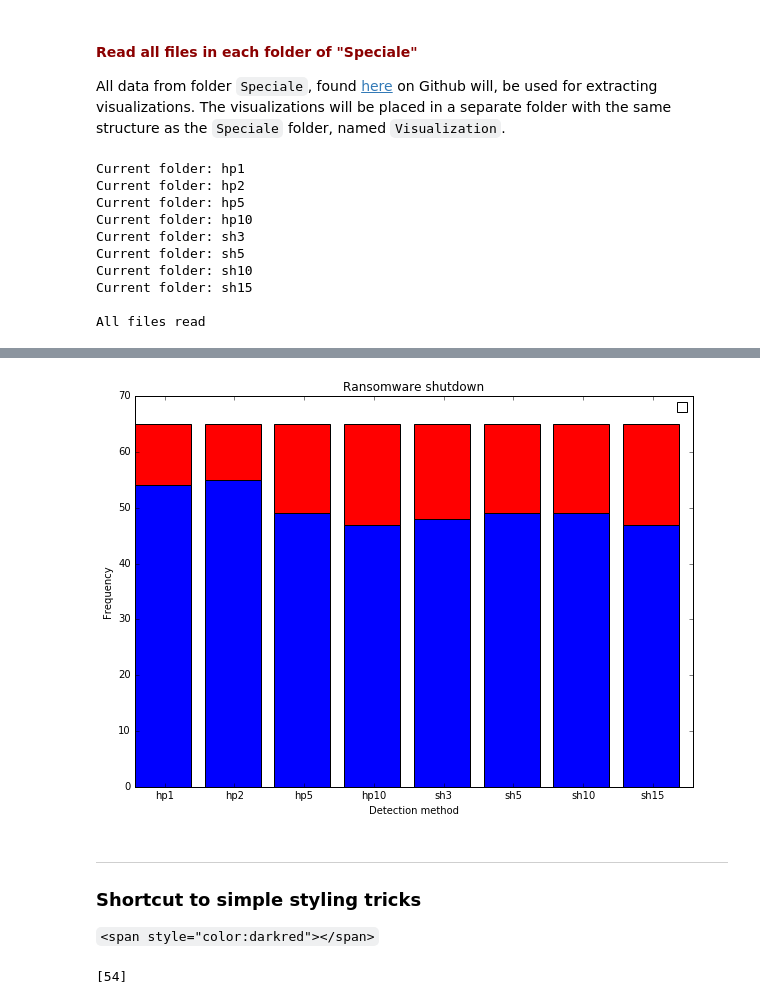
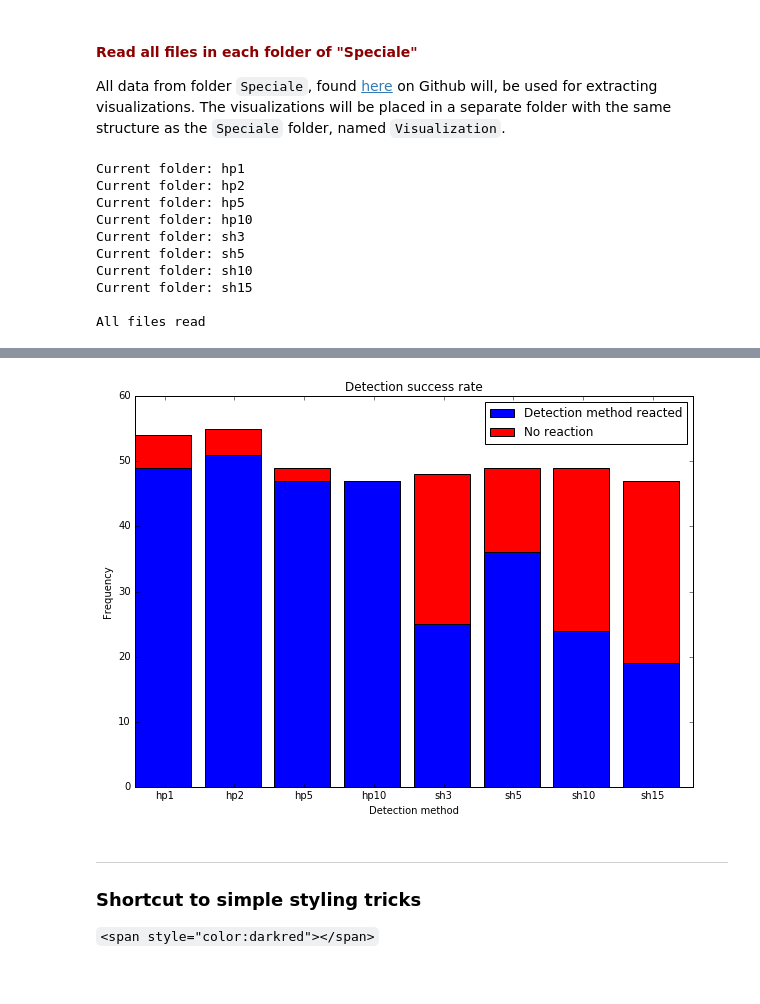
Before and after one commit to frksteenhoff/MSc-Sembach-Beuschau_Jun2017, a Jupyter notebook: DataExtractNManipulation.ipynb, the cells around one changed output, grey strips where cells are left out. Saved outputs shown, nothing was run; the diff lists cells and outputs as text; code cells hidden in the pictures.

Commit message:
Added shutdown success rate based on new logic

```diff
--- a/DataExtractNManipulation.ipynb
+++ b/DataExtractNManipulation.ipynb
@@ -32,6 +32,8 @@ import json
 # Only importing needed modules to avoid os.open being chosen instead of built-in open
 from os import path, chdir, makedirs, listdir, getcwd
 import time
+from datetime import datetime
+import pandas as pd
 import numpy as np
 import pylab as pl
 import matplotlib as plt
@@ -229,13 +231,25 @@ def createStackedBarPlot2Values(data1, data2, labels, filename, color):
     # Styling, labels and descriptions
     ax.set_xticks(np.arange(n) + 0.85 / 2)
     ax.set_xticklabels(labels)
-    ax.legend([data1, data2], ['Successful process shutdown','No processes shut down'])
-    pl.title('Ransomware shutdown')
+    ax.legend(['Detection method reacted','No reaction'])
+    pl.title('Detection success rate')
     pl.xlabel('Detection method')
     pl.ylabel('Frequency')
 
     chdir(pathToPlots)
     pl.savefig(filename + '.png')
+
+# Get time between start and detection and detection and shutdown of ransomwares
+def getTimeDeltas(startTime, detectionTime, shutdownTime):
+    date_format = "%d-%m-%Y %H:%M:%S.%f"
+    # Getting time values, creating date on correct date format
+    started      = datetime.strptime(detectionTime[0], date_format)
+    detected     = datetime.strptime(detectionTime[0], date_format)
+    shutdown     = datetime.strptime(shutdownTime[0], date_format)
+    # Calculate time from start -> detection and detection -> shutdown
+    startDetTime = detected - started
+    detShutTime  = shutdown - detected
+    return startDetTime, detShutTime
 # %% [markdown]
 #### <span style="color:darkred">Read all files in each folder of "Speciale"</span>
 All data from folder ``Speciale``, found [here](www.github.com/frksteenhoff/MSc-Niels-Jesper-June2017/) on Github will, be used for extracting visualizations. The visualizations will be placed in a separate folder with the same structure as the ``Speciale`` folder, named ``Visualization``.
@@ -249,17 +263,20 @@ All data from folder ``Speciale``, found [here](www.github.com/frksteenhoff/MSc-
 # the user wish to exclude. Below only the last if is run
 
 folders = ['baseline', 'hp1', 'hp2','hp5', 'hp10', 'sh3', 'sh5', 'sh10', 'sh15']
-lineNumber = 0
-boxplotDel = []
-boxplotNew = []
-obsMon = []
-fileSizes = []
-delLst = []
-newLst = []
-failedShutdownCnt = []
-successShutdown = 0
-successShutdownCnt = []
-numberOfRansomwares = 65
+successShutdown     = 0
+lineNumber          = 0
+
+boxplotDel         = [] # 2-d list for boxplot of deleted files
+boxplotNew         = [] # 2-d list for boxplot of new files
+obsMon             = [] # obsmon observations
+fileSizes          = [] # list for file sizes (not implemented fully)
+delLst             = [] # list of count of deleted files
+newLst             = [] # list of count of new files
+failedShutdownCnt  = [] # list of number of failed shutdowns
+successShutdownCnt = [] # list of shut downs
+startDetLst        = [] # list of timedeltas from start to detection
+detShutLst         = [] # list of timedeltas from detection to shutdown
+
 
 chdir(basePath)
 baselineData = getFileSizes('BaselineFileData.txt')
@@ -285,11 +302,11 @@ for folder in folders[1:]:
                 delLst.append(int(delCnt[0]))
 
             # Create list of values for boxplot of number of new files
-            if lineNumber == 9  and False:
+            elif lineNumber == 9  and False:
                 newFile, newCnt = splitTitleAndFiles(lines, lineNumber)
                 newLst.append(int(newCnt[0]))
 
-            # If we have data for cpu, ram, hdd, thread or handle count
+            # Data for cpu, ram, hdd, thread or handle count
             elif lineNumber in range(11,16) and False:
                 # Get attribute and list of values
                 title, listValues = splitTitleAndFiles(lines, lineNumber)
@@ -297,7 +314,7 @@ for folder in folders[1:]:
                 # Create plots cpu, ram, hdd, handle and thread count
                 createPerformancePlots(title, listValues, lineNumber, files, folder, pathToPlots, pathToFiles)
 
-            # If fileMonObservations
+            # fileMonObservations
             elif (lineNumber == 19) and False:
                 # Get attribute and list of values
                 title, listValues = splitTitleAndFiles(lines, lineNumber)
@@ -332,19 +349,33 @@ for folder in folders[1:]:
             lineNumber += 1
 
         # Find number of ransomwares that do shut processes down.
-        if len(shutdownLst) > 0:
+        # '' indicates empty list
+        if len(shutdownLst) >= 1 and shutdownLst[0] != '':
             successShutdown += 1
 
         # Reset variables
         lineNumber = 0
         fileSizes = []
 
+    # Calculate time from start -> detection and detection -> shutdown
+    #startDetTime, detShutTime = getTimeDeltas()
+
+    # Adding time differences to lists
+    #startDetLst.append(startDetTime)
+    #detShutLst.append(detShutTime)
+
+    # Creating 2-d list for boxplots time
+    #boxStartDet.append(startDetLst)
+    #boxDetShut.append(detShutLst)
+    #startDetLst = []
+    #detShutLst  = []
+
     # Append to lists of fail/success for boxplot
-    failedShutdownCnt.append(numberOfRansomwares - successShutdown)
+    failedShutdownCnt.append(len(selectedFiles) - successShutdown)
     successShutdownCnt.append(successShutdown)
     successShutdown = 0
 
-    # Create 2-d list for boxplots
+    # Create 2-d list for boxplots - new and deleted files
     #boxplotDel.append(delLst)
     #boxplotNew.append(newLst)
     #delLst = []
@@ -360,6 +391,8 @@ print "\nAll files read"
 
 # Creating and saving stacked bar plot for shutdown indication
 createStackedBarPlot2Values(successShutdownCnt, failedShutdownCnt, folders[1:], 'shutdown', 'r')
+
+#
 # %% [output]
 Current folder: hp1
 Current folder: hp2
@@ -382,9 +407,5 @@ See: http://matplotlib.org/users/legend_guide.html#using-proxy-artist
-[figure, old version]
+[figure, new version]
 # %% [markdown]
 ----
 ### Shortcut to simple styling tricks
 ``<span style="color:darkred"></span>``
-# %%
-successShutdownCnt
-# %% [output]
-[54]
```
Also changed, not shown: parts of 5 cells of this notebook, 1 other file.
